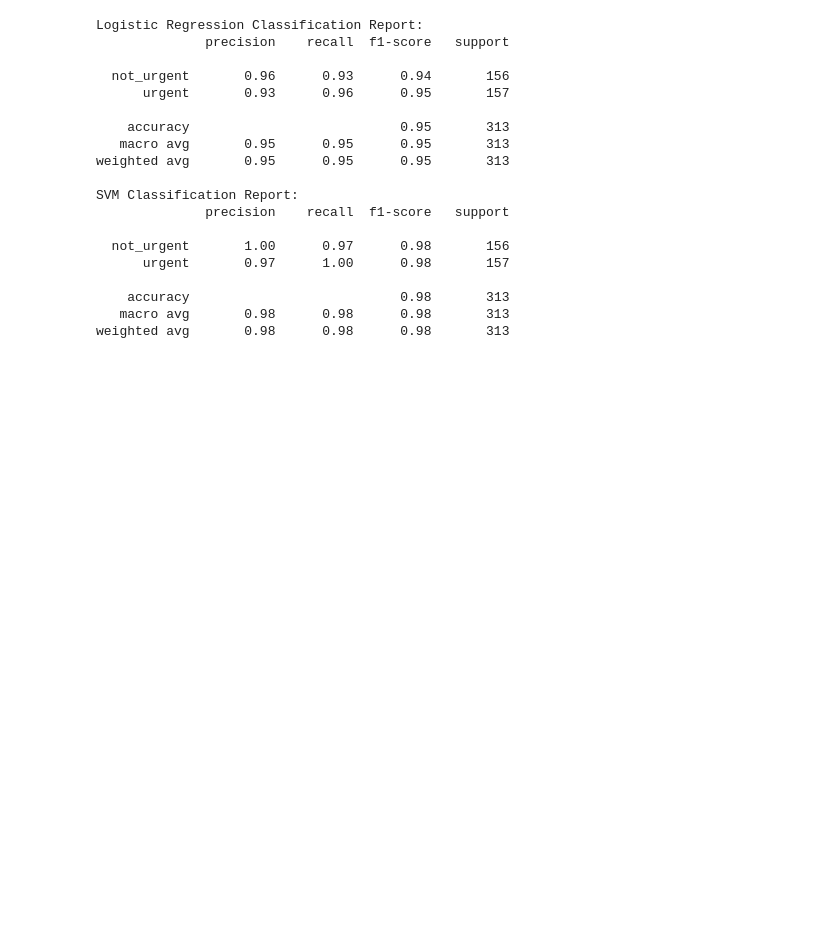
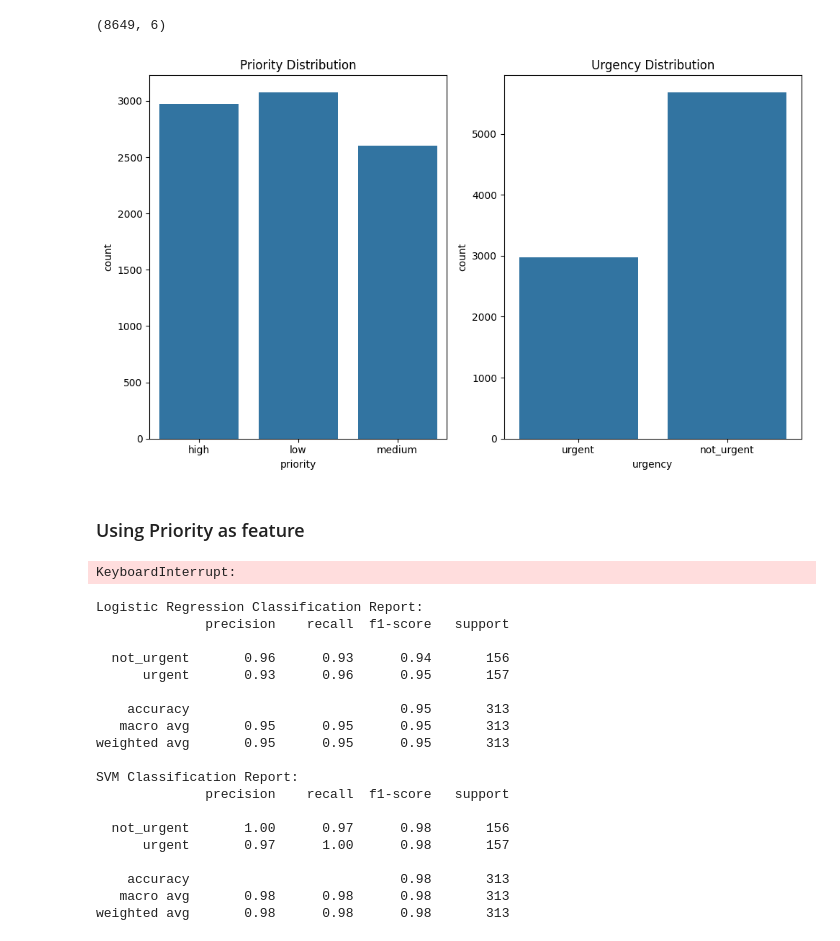
Before and after one commit to Kripa8702/Text-Classifier---Urgent-vs.-No-Urgent, a Jupyter notebook: bert.ipynb, the cells around one changed output. Saved outputs shown, nothing was run; the diff lists cells and outputs as text; code cells hidden in the pictures; blank space fills up the shorter version.

```diff
--- a/bert.ipynb
+++ b/bert.ipynb
@@ -12,0 +17,3 @@ df.shape
+# %%
+df_hf = pd.read_csv('csv/hf_priority.csv')
+df_hf.head()
@@ -13,3 +27,29 @@ df.shape
+# %%
+# concat the two dataframes vertically
+df_combined = pd.concat([df, df_hf], axis=0)
+df_combined.reset_index(drop=True, inplace=True)
+
+# check the shape of the new dataframe
+df_combined.shape
+# %% [output]
+(8649, 6)
+# %%
+# visualize data
+from sklearn.feature_extraction.text import TfidfVectorizer
+import matplotlib.pyplot as plt
+import seaborn as sns
+
+# Check the distribution of the labels
+fig, axs = plt.subplots(1, 2, figsize=(10, 6))
+sns.countplot(x='priority', data=df_combined, ax=axs[0])
+axs[0].set_title('Priority Distribution')
+sns.countplot(x='urgency', data=df_combined, ax=axs[1])
+axs[1].set_title('Urgency Distribution')
+plt.tight_layout()
+# %% [output]
+[figure, added]
+# %% [markdown]
+### Using Priority as feature
 # %%
 import torch
 from transformers import BertTokenizer, BertModel
@@ -45,3 +79,10 @@ X_bert = get_bert_embeddings(data)
+# %%
+data = df_combined['processed_text'].tolist()
+
+# Get BERT embeddings
+X_bert = get_bert_embeddings(data)
+# %% [output]
+KeyboardInterrupt:
 # %%
 from sklearn.model_selection import train_test_split
 X = df['processed_text']
```
Also changed, not shown: parts of 4 cells of this notebook, 2 other files.
